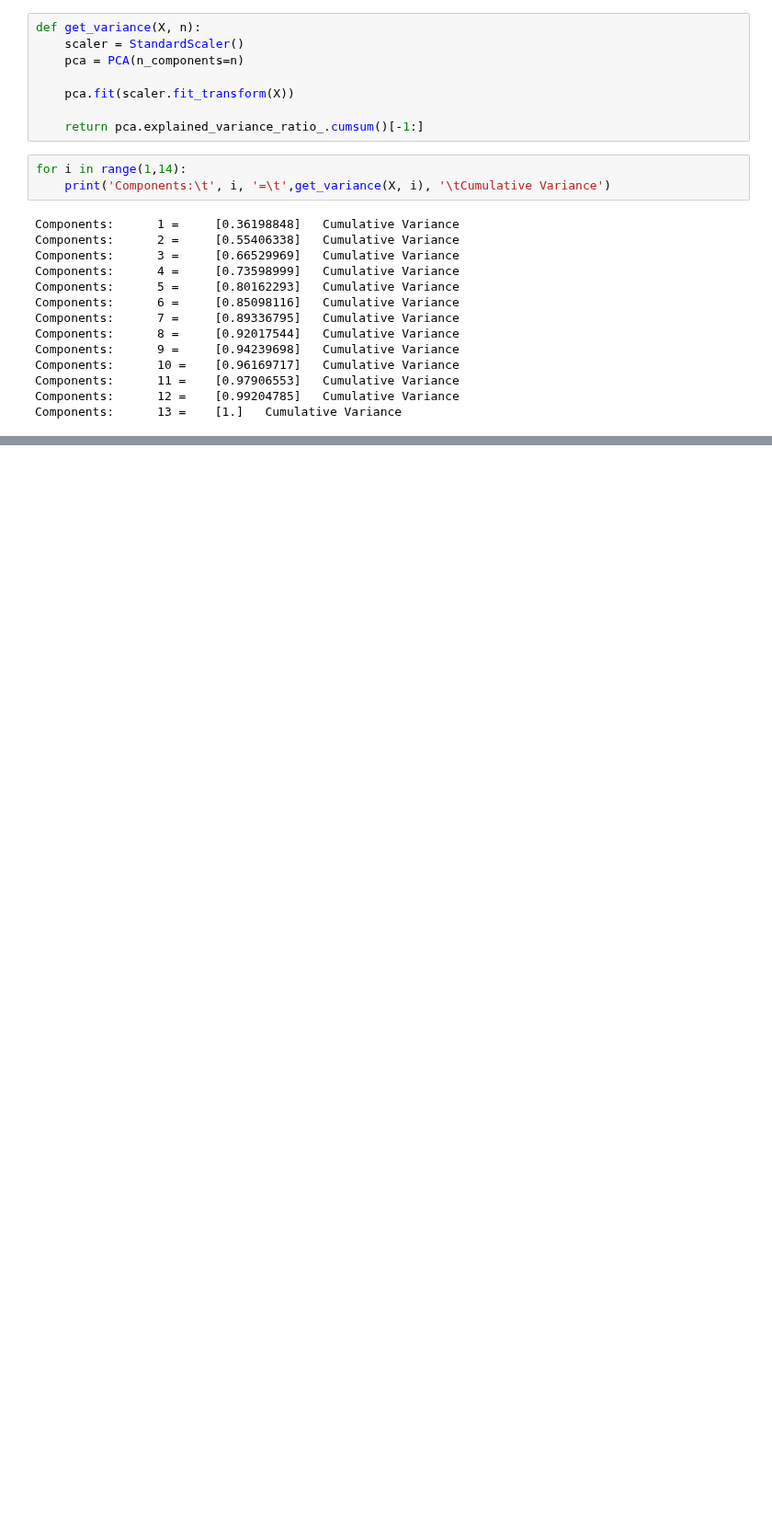
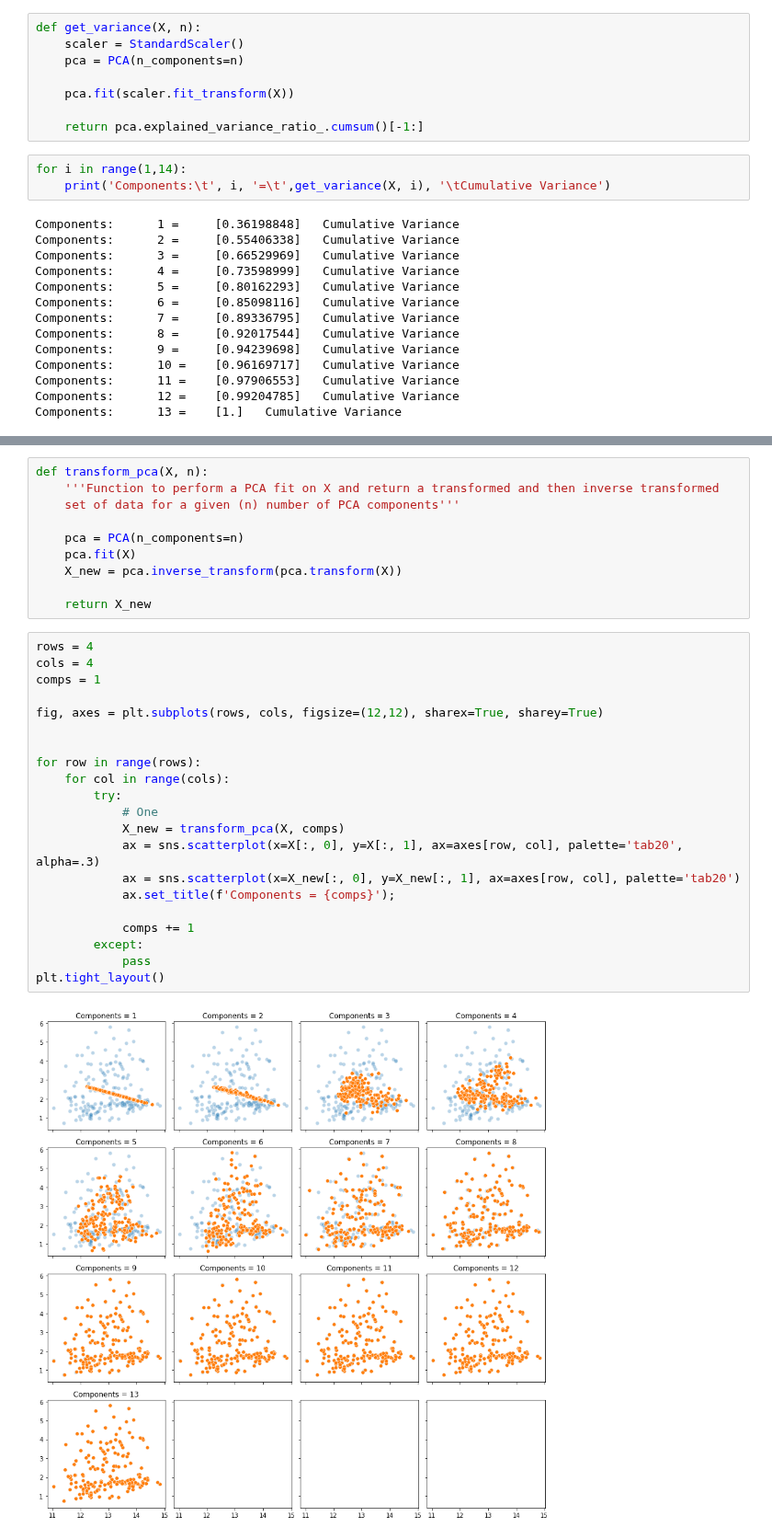
Before and after one commit to broepke/DATA110, a Jupyter notebook: Week 12/DATA110-Week12-broepke-Part-2.ipynb, the cells around one changed output, grey strips where cells are left out. Shown at 92% size. Cells and saved outputs as stored; diff of their text form; blank space fills up the shorter version.

```diff
--- a/Week 12/DATA110-Week12-broepke-Part-2.ipynb
+++ b/Week 12/DATA110-Week12-broepke-Part-2.ipynb
@@ -283,0 +169,33 @@ print(grid_search.best_estimator_)
+# %%
+def transform_pca(X, n):
+    '''Function to perform a PCA fit on X and return a transformed and then inverse transformed
+    set of data for a given (n) number of PCA components'''
+
+    pca = PCA(n_components=n)
+    pca.fit(X)
+    X_new = pca.inverse_transform(pca.transform(X))
+
+    return X_new
+# %%
+rows = 4
+cols = 4
+comps = 1
+
+fig, axes = plt.subplots(rows, cols, figsize=(12,12), sharex=True, sharey=True)
+
+
+for row in range(rows):
+    for col in range(cols):
+        try:
+            # One
+            X_new = transform_pca(X, comps)
+            ax = sns.scatterplot(x=X[:, 0], y=X[:, 1], ax=axes[row, col], palette='tab20', alpha=.3)
+            ax = sns.scatterplot(x=X_new[:, 0], y=X_new[:, 1], ax=axes[row, col], palette='tab20')
+            ax.set_title(f'Components = {comps}');
+
+            comps += 1
+        except:
+            pass
+plt.tight_layout()
+# %% [output]
+[figure, added]
```
Also changed, not shown: parts of 40 cells of this notebook.
